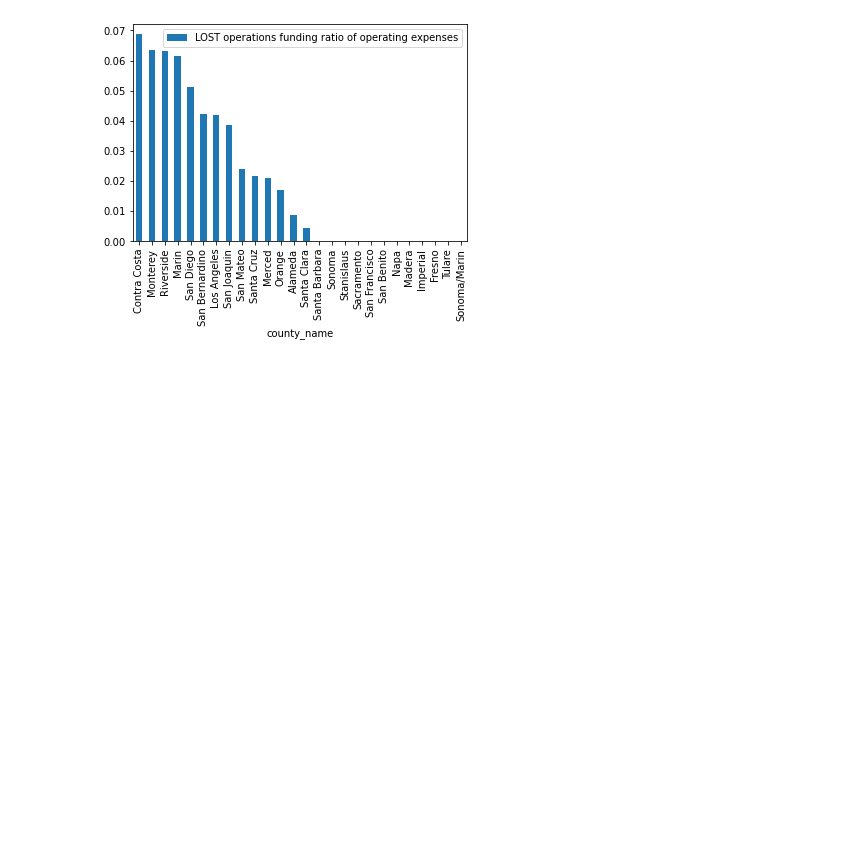
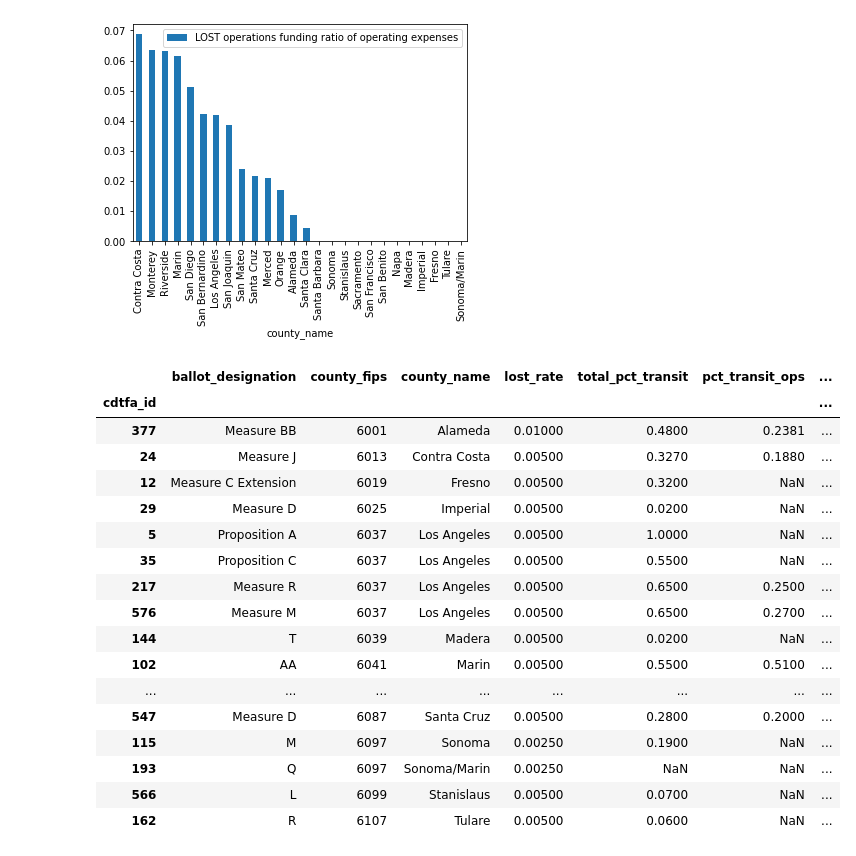
Before and after one commit to cal-itp/ucla-capstone-code, a Jupyter notebook: notebooks/4_sco_county_transit_funding.ipynb, the cells around one changed output. Saved outputs shown, nothing was run; the diff lists cells and outputs as text; code cells hidden in the pictures; blank space fills up the shorter version.

```diff
--- a/notebooks/4_sco_county_transit_funding.ipynb
+++ b/notebooks/4_sco_county_transit_funding.ipynb
@@ -105,3 +105,24 @@ all_funding_19
 all_funding_19.sort_values('LOST operations funding ratio of operating expenses', ascending=False)[['LOST operations funding ratio of operating expenses']].plot(kind='bar');
 # %% [output]
 [figure]
+# %%
+measures
+# %% [output]
+|  | ballot_designation | county_fips | county_name | lost_rate | total_pct_transit | pct_transit_ops | ... |
+| cdtfa_id |  |  |  |  |  |  | ... |
+| 377 | Measure BB | 6001 | Alameda | 0.01000 | 0.4800 | 0.2381 | ... |
+| 24 | Measure J | 6013 | Contra Costa | 0.00500 | 0.3270 | 0.1880 | ... |
+| 12 | Measure C Extension | 6019 | Fresno | 0.00500 | 0.3200 | NaN | ... |
+| 29 | Measure D | 6025 | Imperial | 0.00500 | 0.0200 | NaN | ... |
+| 5 | Proposition A | 6037 | Los Angeles | 0.00500 | 1.0000 | NaN | ... |
+| 35 | Proposition C | 6037 | Los Angeles | 0.00500 | 0.5500 | NaN | ... |
+| 217 | Measure R | 6037 | Los Angeles | 0.00500 | 0.6500 | 0.2500 | ... |
+| 576 | Measure M | 6037 | Los Angeles | 0.00500 | 0.6500 | 0.2700 | ... |
+| 144 | T | 6039 | Madera | 0.00500 | 0.0200 | NaN | ... |
+| 102 | AA | 6041 | Marin | 0.00500 | 0.5500 | 0.5100 | ... |
+| ... | ... | ... | ... | ... | ... | ... | ... |
+| 547 | Measure D | 6087 | Santa Cruz | 0.00500 | 0.2800 | 0.2000 | ... |
+| 115 | M | 6097 | Sonoma | 0.00250 | 0.1900 | NaN | ... |
+| 193 | Q | 6097 | Sonoma/Marin | 0.00250 | NaN | NaN | ... |
+| 566 | L | 6099 | Stanislaus | 0.00500 | 0.0700 | NaN | ... |
+| 162 | R | 6107 | Tulare | 0.00500 | 0.0600 | NaN | ... |
```
Also changed, not shown: 2 other files.
